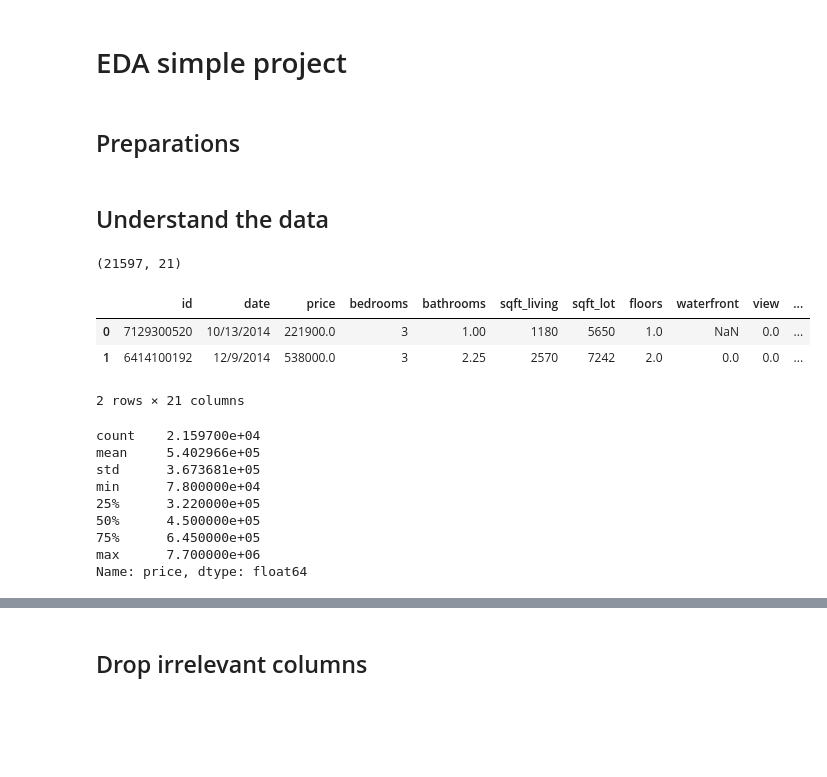
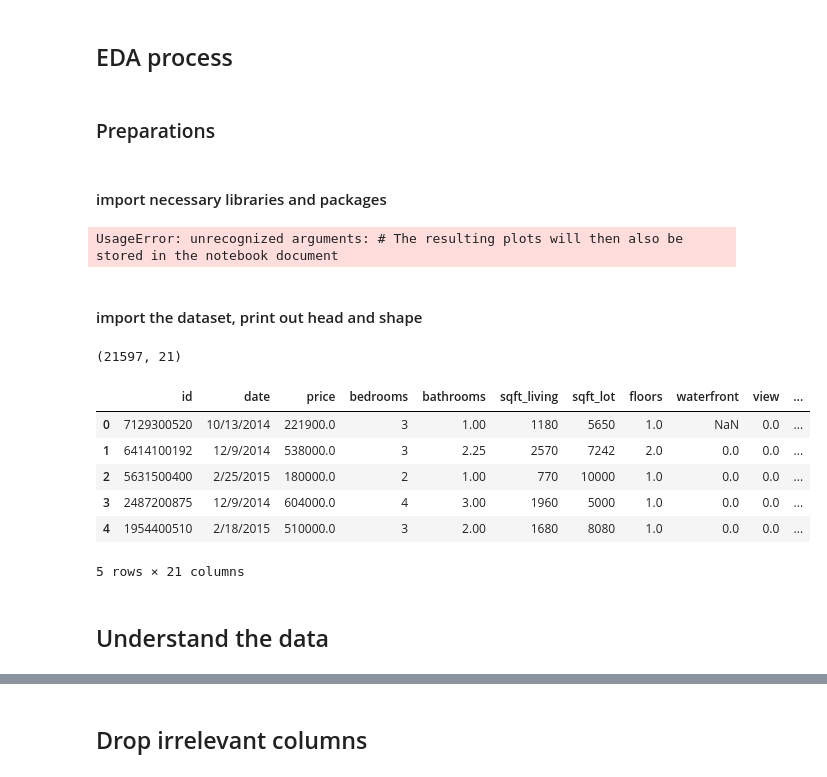
Before and after one commit to puektchenli/eda_prj_li, a Jupyter notebook: EDA_li.ipynb, the cells around one changed output, grey strips where cells are left out. Cells and saved outputs as stored; diff of their text form; code cells hidden in the pictures; blank space fills up the shorter version.

```diff
--- a/EDA_li.ipynb
+++ b/EDA_li.ipynb
@@ -1,7 +10,9 @@
 # %% [markdown]
-# EDA simple project
+## EDA process
 # %% [markdown]
-## Preparations
+### Preparations
+# %% [markdown]
+#### import necessary libraries and packages
 # %%
 # import all libraries/packages
 import warnings
@@ -13,40 +24,34 @@ import numpy as np
 import matplotlib.pyplot as plt
 import seaborn as sns
 
+# panel used for dashboard
+import panel as pn
+pn.extension('tabulator') # for interactive tables
+
+import hvplot.pandas
+
 # for geo plotting
 import plotly.express as px
 import altair as alt
 
-sns.set(rc={'figure.figsize':(11.7,8.27)})
-# from matplotlib.ticker import PercentFormatter
-# plt.rcParams.update({ "figure.figsize" : (8, 5),"axes.facecolor" : "white", "axes.edgecolor":  "black"})
-# plt.rcParams["figure.facecolor"]= "w"
-# pd.plotting.register_matplotlib_converters()
-# pd.set_option('display.float_format', lambda x: '%.3f' % x)
+%matplotlib inline  # The resulting plots will then also be stored in the notebook document
+# %% [output]
+UsageError: unrecognized arguments: # The resulting plots will then also be stored in the notebook document
+# %% [markdown]
+#### import the dataset, print out head and shape
 # %%
 # import dataset
 df = pd.read_csv('data/King_County_House_prices_dataset.csv')
+display(df.shape)
+df.head(5)
+# %% [output]
+(21597, 21)
+|  | id | date | price | bedrooms | bathrooms | sqft_living | sqft_lot | floors | waterfront | view | ... |
+| 0 | 7129300520 | 10/13/2014 | 221900.0 | 3 | 1.00 | 1180 | 5650 | 1.0 | NaN | 0.0 | ... |
+| 1 | 6414100192 | 12/9/2014 | 538000.0 | 3 | 2.25 | 2570 | 7242 | 2.0 | 0.0 | 0.0 | ... |
+| 2 | 5631500400 | 2/25/2015 | 180000.0 | 2 | 1.00 | 770 | 10000 | 1.0 | 0.0 | 0.0 | ... |
+| 3 | 2487200875 | 12/9/2014 | 604000.0 | 4 | 3.00 | 1960 | 5000 | 1.0 | 0.0 | 0.0 | ... |
+| 4 | 1954400510 | 2/18/2015 | 510000.0 | 3 | 2.00 | 1680 | 8080 | 1.0 | 0.0 | 0.0 | ... |
+5 rows × 21 columns
 # %% [markdown]
 ## Understand the data
-# %%
-# print out the shape and the head of the dataset
-print(df.shape)
-df.head(2)
-# %% [output]
-(21597, 21)
-|  | id | date | price | bedrooms | bathrooms | sqft_living | sqft_lot | floors | waterfront | view | ... |
-| 0 | 7129300520 | 10/13/2014 | 221900.0 | 3 | 1.00 | 1180 | 5650 | 1.0 | NaN | 0.0 | ... |
-| 1 | 6414100192 | 12/9/2014 | 538000.0 | 3 | 2.25 | 2570 | 7242 | 2.0 | 0.0 | 0.0 | ... |
-2 rows × 21 columns
-# %%
-df.price.describe()
-# %% [output]
-count    2.159700e+04
-mean     5.402966e+05
-std      3.673681e+05
-min      7.800000e+04
-25%      3.220000e+05
-50%      4.500000e+05
-75%      6.450000e+05
-max      7.700000e+06
-Name: price, dtype: float64
```
Also changed, not shown: parts of 7 cells of this notebook.
